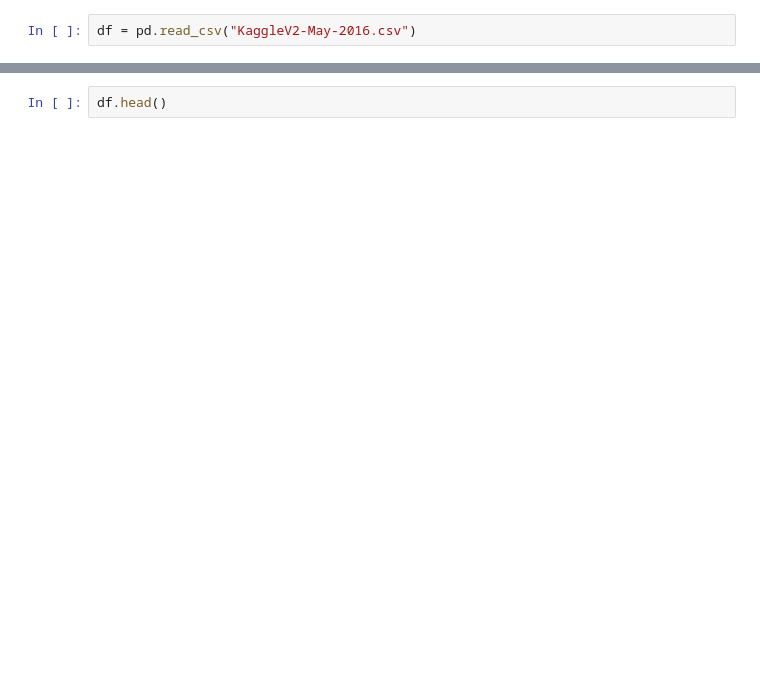
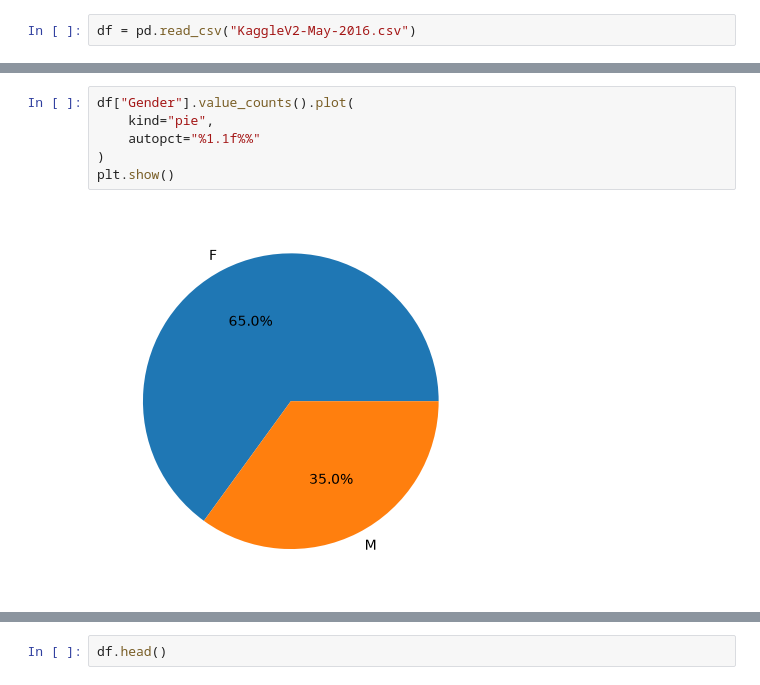
Before and after one commit to Shru-shh27/Data-Mining, a Jupyter notebook: Medical-Appointment/EDA.ipynb, the cells around one changed output, grey strips where cells are left out. Saved outputs shown, nothing was run; the diff lists cells and outputs as text; blank space fills up the shorter version.

```diff
--- a/Medical-Appointment/EDA.ipynb
+++ b/Medical-Appointment/EDA.ipynb
@@ -24,0 +41,8 @@ df = pd.read_csv("KaggleV2-May-2016.csv")
+# %%
+df["Gender"].value_counts().plot(
+    kind="pie",
+    autopct="%1.1f%%"
+)
+plt.show()
+# %% [output]
+[figure, added]
```
Also changed, not shown: parts of 7 cells of this notebook.
